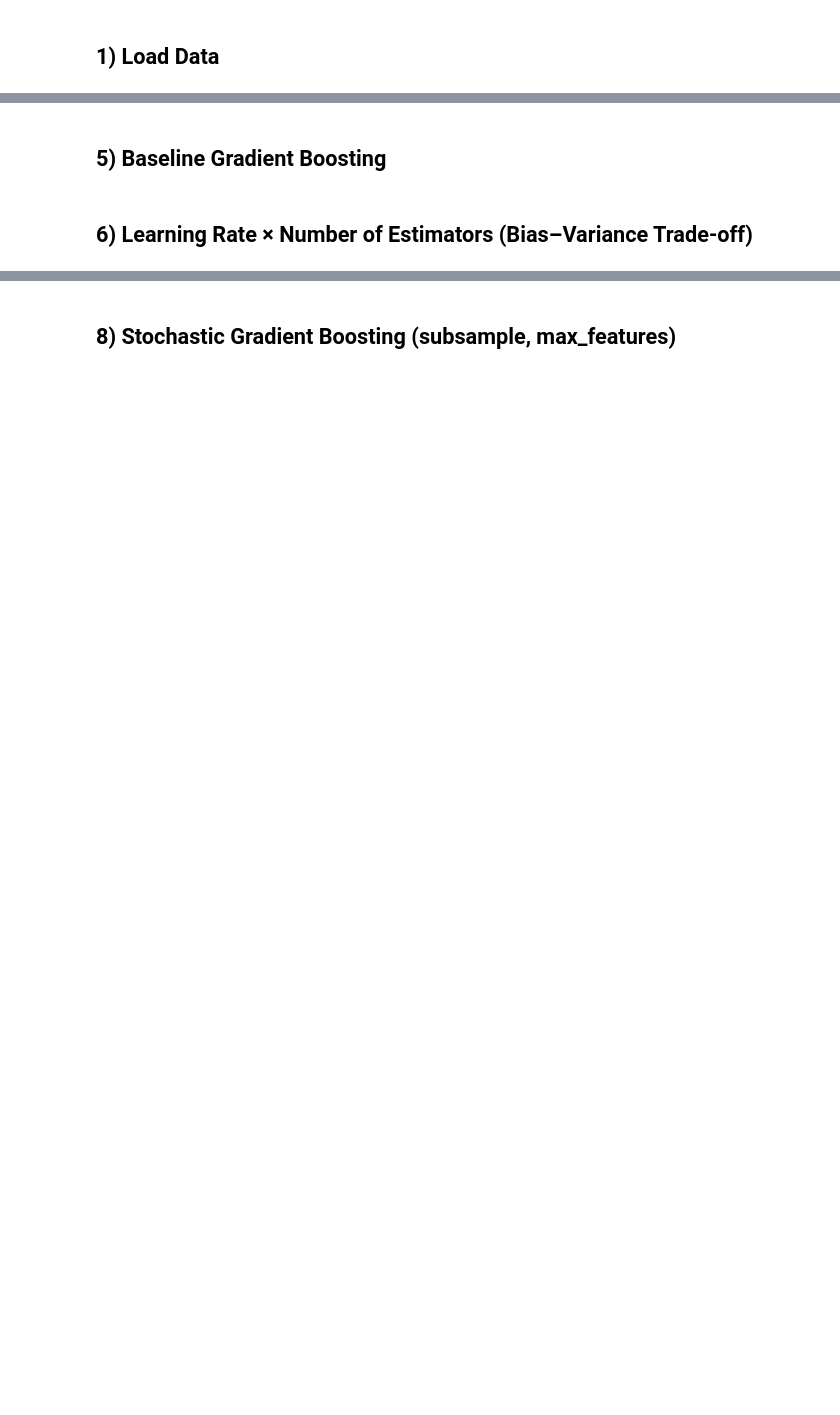
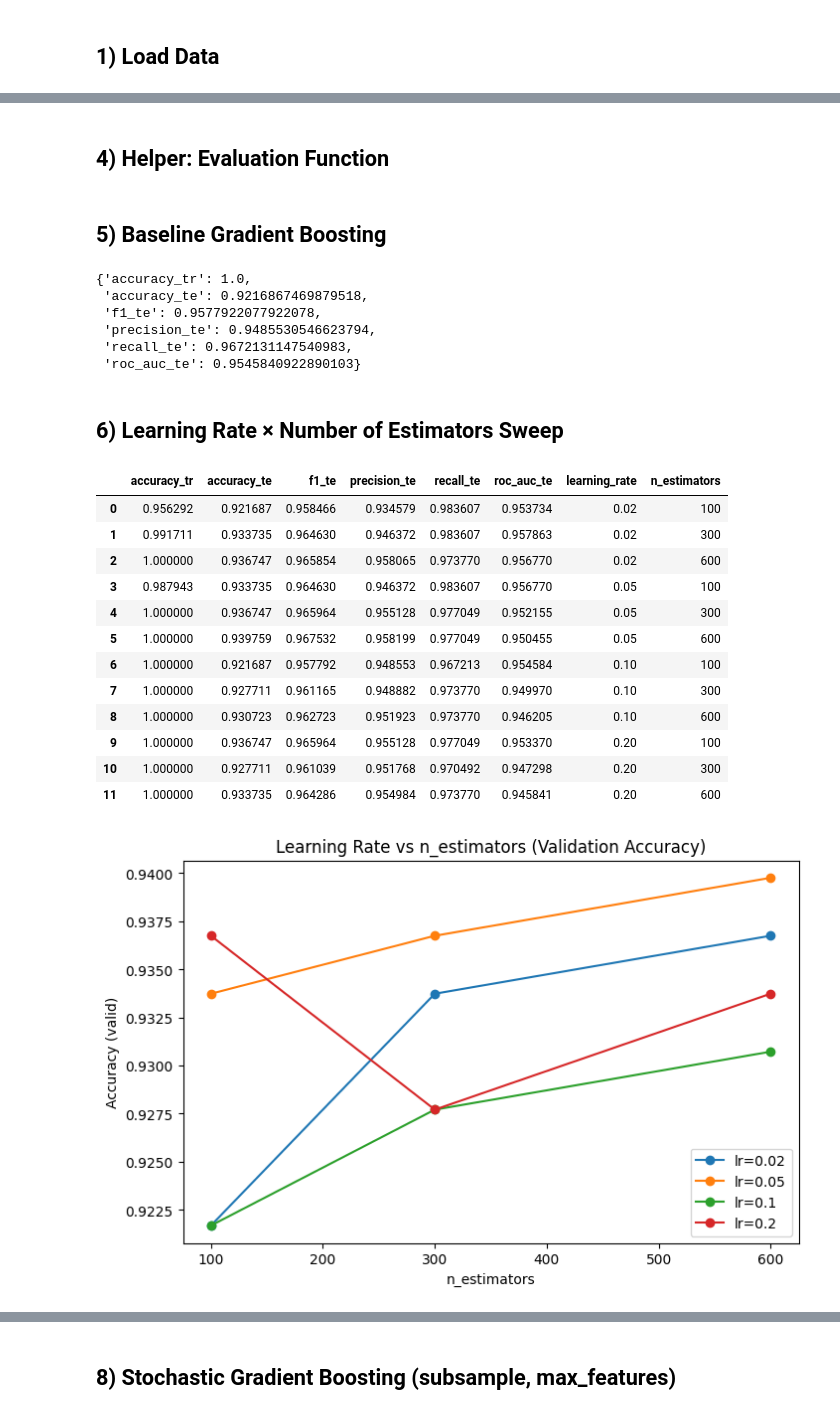
Before and after one commit to auwineza/OMDS-ModC-Week9-Uwineza-Annick, a Jupyter notebook: OMDS - ModC - Week9- Uwineza - Annick.ipynb, the cells around one changed output, grey strips where cells are left out. Saved outputs shown, nothing was run; the diff lists cells and outputs as text; code cells hidden in the pictures; blank space fills up the shorter version.

```diff
--- a/OMDS - ModC - Week9- Uwineza - Annick.ipynb
+++ b/OMDS - ModC - Week9- Uwineza - Annick.ipynb
@@ -108,0 +35,9 @@ print(X_train.shape, X_valid.shape)
+# %%
+df = pd.read_csv(CSV_PATH)
+
+df.columns = [c.strip() for c in df.columns]
+for c in df.select_dtypes(include=["object"]).columns:
+    df[c] = df[c].astype(str).str.strip()
+
+print("Shape:", df.shape)
+display(df.head())
@@ -131,0 +131,2 @@ preprocess = ColumnTransformer(
+# %% [markdown]
+## 4) Helper: Evaluation Function
@@ -170,42 +152,57 @@ metrics_base
+# %%
+gb_base = GradientBoostingClassifier(random_state=RANDOM_STATE)
+pipe_base = Pipeline([("prep", preprocess), ("gb", gb_base)])
+pipe_base.fit(X_train, y_train)
+metrics_base = evaluate_cls(pipe_base, X_train, y_train, X_valid, y_valid)
+metrics_base
+# %% [output]
+{'accuracy_tr': 1.0,
+ 'accuracy_te': 0.9216867469879518,
+ 'f1_te': 0.9577922077922078,
+ 'precision_te': 0.9485530546623794,
+ 'recall_te': 0.9672131147540983,
+ 'roc_auc_te': 0.9545840922890103}
 # %% [markdown]
-## 6) Learning Rate × Number of Estimators (Bias–Variance Trade‑off)
+## 6) Learning Rate × Number of Estimators Sweep
 # %%
+lrs = [0.02, 0.05, 0.1, 0.2]
+n_estimators_grid = [100, 300, 600]
 
-lrs = [0.02, 0.05, 0.1, 0.2]
-nest_opts = [100, 300, 600]
-
-results = []
+rows = []
 for lr in lrs:
-    for ne in nest_opts:
-        if TASK == "regression":
-            est = GradientBoostingRegressor(learning_rate=lr, n_estimators=ne, random_state=RANDOM_STATE)
-        else:
-            est = GradientBoostingClassifier(learning_rate=lr, n_estimators=ne, random_state=RANDOM_STATE)
+    for ne in n_estimators_grid:
+        est = GradientBoostingClassifier(learning_rate=lr, n_estimators=ne, random_state=RANDOM_STATE)
         pipe = Pipeline([("prep", preprocess), ("gb", est)])
         pipe.fit(X_train, y_train)
-        m = evaluate(pipe, X_train, y_train, X_valid, y_valid, TASK)
-        m["learning_rate"] = lr
-        m["n_estimators"] = ne
-        results.append(m)
+        m = evaluate_cls(pipe, X_train, y_train, X_valid, y_valid)
+        m.update({"learning_rate": lr, "n_estimators": ne})
+        rows.append(m)
 
-df_lr = pd.DataFrame(results)
-display(df_lr.sort_values(by=list(df_lr.columns)[:1]).reset_index(drop=True))
+df_lr = pd.DataFrame(rows)
+display(df_lr.sort_values(["learning_rate","n_estimators"]).reset_index(drop=True))
 
-# Simple visualization: plot score vs n_estimators for each LR
 plt.figure(figsize=(8,5))
 for lr in lrs:
     sub = df_lr[df_lr["learning_rate"] == lr]
-    x = sub["n_estimators"].values
-    if TASK == "classification":
-        y = sub["accuracy_te"].values
-        plt.plot(x, y, marker="o", label=f"lr={lr}")
-        plt.ylabel("Accuracy (valid)")
-    else:
-        y = sub["rmse_te"].values
-        plt.plot(x, y, marker="o", label=f"lr={lr}")
-        plt.ylabel("RMSE (valid)")
+    plt.plot(sub["n_estimators"], sub["accuracy_te"], marker="o", label=f"lr={lr}")
 plt.xlabel("n_estimators")
-plt.title("Learning Rate vs n_estimators (Validation)")
+plt.ylabel("Accuracy (valid)")
+plt.title("Learning Rate vs n_estimators (Validation Accuracy)")
 plt.legend()
 plt.show()
+# %% [output]
+|  | accuracy_tr | accuracy_te | f1_te | precision_te | recall_te | roc_auc_te | learning_rate | n_estimators |
+| 0 | 0.956292 | 0.921687 | 0.958466 | 0.934579 | 0.983607 | 0.953734 | 0.02 | 100 |
+| 1 | 0.991711 | 0.933735 | 0.964630 | 0.946372 | 0.983607 | 0.957863 | 0.02 | 300 |
+| 2 | 1.000000 | 0.936747 | 0.965854 | 0.958065 | 0.973770 | 0.956770 | 0.02 | 600 |
+| 3 | 0.987943 | 0.933735 | 0.964630 | 0.946372 | 0.983607 | 0.956770 | 0.05 | 100 |
+| 4 | 1.000000 | 0.936747 | 0.965964 | 0.955128 | 0.977049 | 0.952155 | 0.05 | 300 |
+| 5 | 1.000000 | 0.939759 | 0.967532 | 0.958199 | 0.977049 | 0.950455 | 0.05 | 600 |
+| 6 | 1.000000 | 0.921687 | 0.957792 | 0.948553 | 0.967213 | 0.954584 | 0.10 | 100 |
+| 7 | 1.000000 | 0.927711 | 0.961165 | 0.948882 | 0.973770 | 0.949970 | 0.10 | 300 |
+| 8 | 1.000000 | 0.930723 | 0.962723 | 0.951923 | 0.973770 | 0.946205 | 0.10 | 600 |
+| 9 | 1.000000 | 0.936747 | 0.965964 | 0.955128 | 0.977049 | 0.953370 | 0.20 | 100 |
+| 10 | 1.000000 | 0.927711 | 0.961039 | 0.951768 | 0.970492 | 0.947298 | 0.20 | 300 |
+| 11 | 1.000000 | 0.933735 | 0.964286 | 0.954984 | 0.973770 | 0.945841 | 0.20 | 600 |
+[figure, added]
 # %% [markdown]
```
Also changed, not shown: parts of 29 cells of this notebook.
